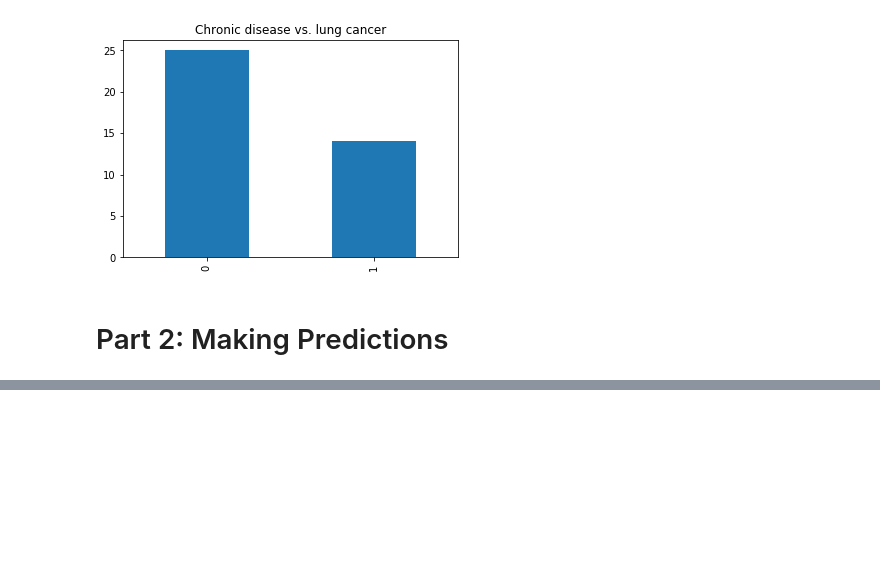
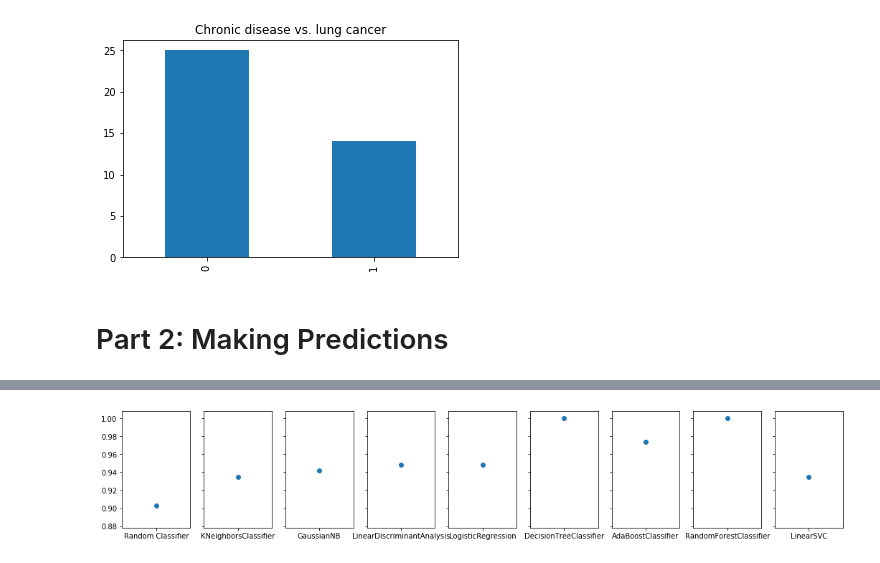
Before and after one commit to and-le/lung-cancer-kaggle, a Jupyter notebook: code/lung_cancer.ipynb, the cells around one changed output, grey strips where cells are left out. Drawn from its saved outputs; the diff is of its cells as text; code cells hidden in the pictures; blank space fills up the shorter version.

Commit message:
Added graphical comparison of different methods

```diff
--- a/code/lung_cancer.ipynb
+++ b/code/lung_cancer.ipynb
@@ -108,6 +112,16 @@ def run_classifiers(classifiers, train_X, train_y, test_X, test_y):
     rand_test_results = (rand_test_pred == test_y)
     rand_test_acc = np.count_nonzero(rand_test_results) / test_y.size
 
+    # Print out misclassification details for test class
+    conf_mat = metrics.confusion_matrix(test_y, rand_test_pred)
+
+    print(f"Random classifier")
+
+    print(f"Number of true negatives (test) = {conf_mat[0][0]}")
+    print(f"Number of false negatives (test) = {conf_mat[1][0]}")
+    print(f"Number of true positives (test) = {conf_mat[1][1]}")
+    print(f"Number of false positives (test) = {conf_mat[0][1]}\n")
+
     # Add random results to list
     results.append( ("Random Classifier", rand_train_acc, rand_test_acc))
 
@@ -115,12 +129,18 @@ def run_classifiers(classifiers, train_X, train_y, test_X, test_y):
         # Run classifier on train and test data
         clf.fit(train_X, train_y)
         train_pred = clf.predict(train_X)
-        train_results = (train_pred == train_y)
-        train_acc = np.count_nonzero(train_results) / train_y.size
+        train_acc = metrics.accuracy_score(train_y, train_pred)
 
         test_pred = clf.predict(test_X)
-        test_results = (test_pred == test_y)
-        test_acc = np.count_nonzero(test_results) / test_y.size
+        test_acc = metrics.accuracy_score(test_y, test_pred)
+
+        # Print out misclassification details
+        conf_mat = metrics.confusion_matrix(test_y, test_pred)
+        print(f"Classifier: {type(clf).__name__}")
+        print(f"Number of true negatives (test) = {conf_mat[0][0]}")
+        print(f"Number of false negatives (test) = {conf_mat[1][0]}")
+        print(f"Number of true positives (test) = {conf_mat[1][1]}")
+        print(f"Number of false positives (test) = {conf_mat[0][1]}\n")
 
         # Store results
         results.append( ((type(clf).__name__), train_acc, test_acc) )
@@ -152,0 +192,11 @@ results = run_classifiers(classifiers, train_X, train_y, test_X, test_y)
+# %%
+# Graph the results
+classifier_names = [clf[0] for clf in results]
+train_acc = [clf[1] for clf in results]
+test_acc = [clf[2] for clf in results]
+
+fig, ax = plt.subplots(1, len(classifier_names), figsize=(18, 3), sharey=True)
+for i in range(len(classifier_names)):
+    ax[i].scatter(classifier_names[i], train_acc[i])
+# %% [output]
+[figure, added]
```
Also changed, not shown: parts of 11 cells of this notebook.
